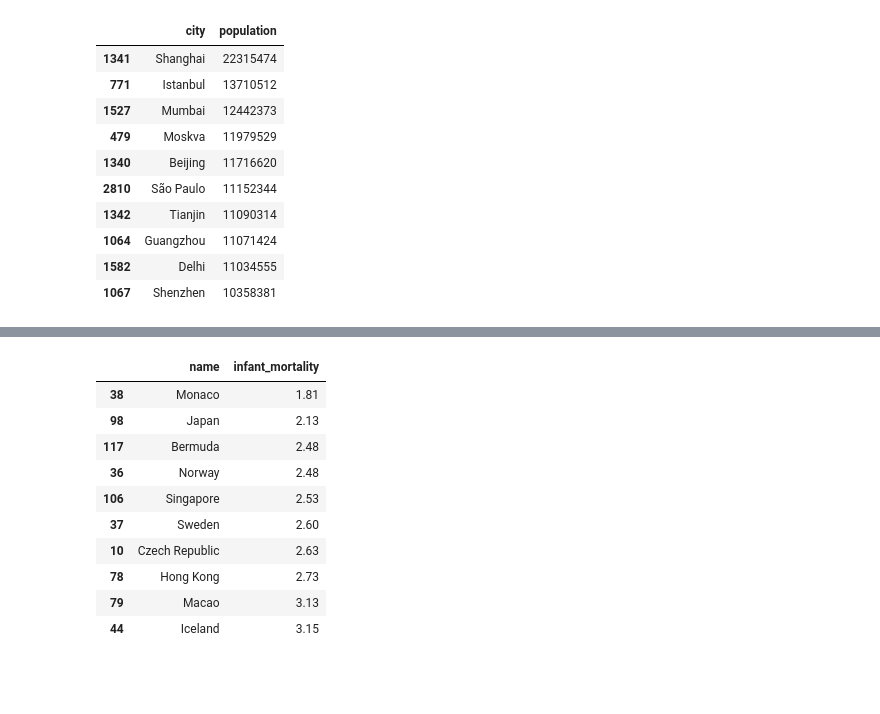
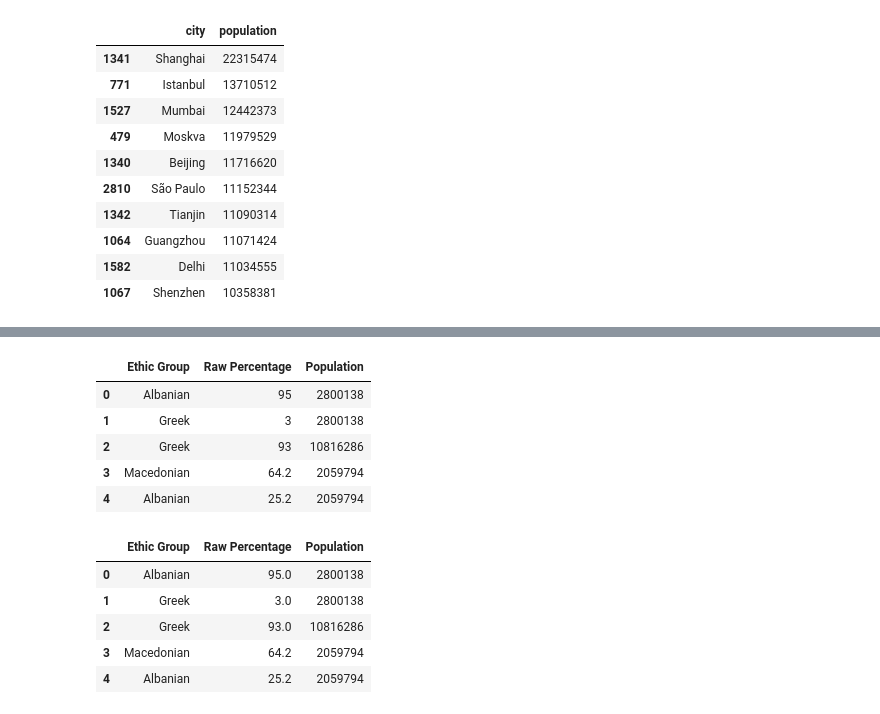
Before and after one commit to andyogah/data_wrangling_xml, a Jupyter notebook: data_wrangling_xml.ipynb, the cells around one changed output, grey strips where cells are left out. Drawn from its saved outputs; the diff is of its cells as text; code cells hidden in the pictures; blank space fills up the shorter version.

```diff
--- a/data_wrangling_xml.ipynb
+++ b/data_wrangling_xml.ipynb
@@ -80,18 +100 @@ df.head(3)
-# %%
-infant= df.loc[: , ['name', 'infant_mortality']]
-infant['infant_mortality'] = infant['infant_mortality'].astype('float64')
-lowest= infant.sort_values(by= 'infant_mortality', ascending= True)
-lowest.head(10)
-# %% [output]
-|  | name | infant_mortality |
-| 38 | Monaco | 1.81 |
-| 98 | Japan | 2.13 |
-| 117 | Bermuda | 2.48 |
-| 36 | Norway | 2.48 |
-| 106 | Singapore | 2.53 |
-| 37 | Sweden | 2.60 |
-| 10 | Czech Republic | 2.63 |
-| 78 | Hong Kong | 2.73 |
-| 79 | Macao | 3.13 |
-| 44 | Iceland | 3.15 |
 # %%
@@ -98,0 +120,10 @@ lowest.head(10)
+# %%
+df0 = pd.DataFrame(z, columns=['Ethic Group', 'Raw Percentage', 'Population'])  #Sorry for typo in Ethnic Group. :(
+df0.head()
+# %% [output]
+|  | Ethic Group | Raw Percentage | Population |
+| 0 | Albanian | 95 | 2800138 |
+| 1 | Greek | 3 | 2800138 |
+| 2 | Greek | 93 | 10816286 |
+| 3 | Macedonian | 64.2 | 2059794 |
+| 4 | Albanian | 25.2 | 2059794 |
@@ -98,0 +133,9 @@ lowest.head(10)
+# %%
+df0.head()
+# %% [output]
+|  | Ethic Group | Raw Percentage | Population |
+| 0 | Albanian | 95.0 | 2800138 |
+| 1 | Greek | 3.0 | 2800138 |
+| 2 | Greek | 93.0 | 10816286 |
+| 3 | Macedonian | 64.2 | 2059794 |
+| 4 | Albanian | 25.2 | 2059794 |
```
Also changed, not shown: parts of 41 cells of this notebook.
